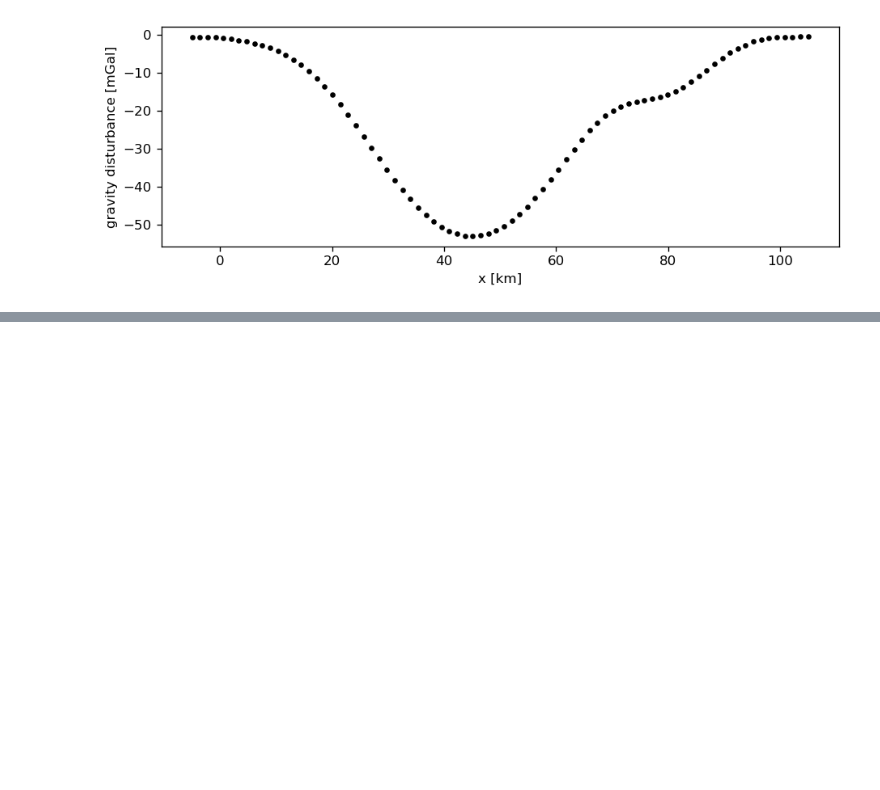
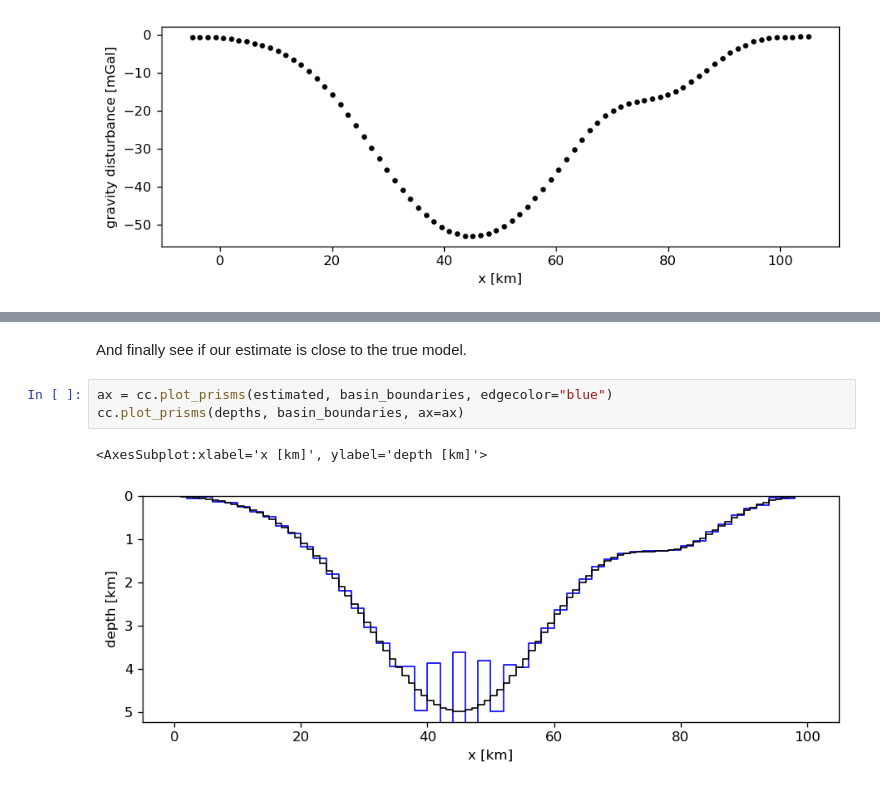
Before and after one commit to compgeolab/2020-aachen-inverse-problems, a Jupyter notebook: gravity-inversion-solution.ipynb, the cells around one changed output, grey strips where cells are left out. Saved outputs shown, nothing was run; the diff lists cells and outputs as text; blank space fills up the shorter version.

```diff
--- a/gravity-inversion-solution.ipynb
+++ b/gravity-inversion-solution.ipynb
@@ -106,0 +169,8 @@ plt.imshow(jacobian)
+# %% [markdown]
+And finally see if our estimate is close to the true model.
+# %%
+ax = cc.plot_prisms(estimated, basin_boundaries, edgecolor="blue")
+cc.plot_prisms(depths, basin_boundaries, ax=ax)
+# %% [output]
+<AxesSubplot:xlabel='x [km]', ylabel='depth [km]'>
+[figure, added]
```
Also changed, not shown: parts of 20 cells of this notebook.
